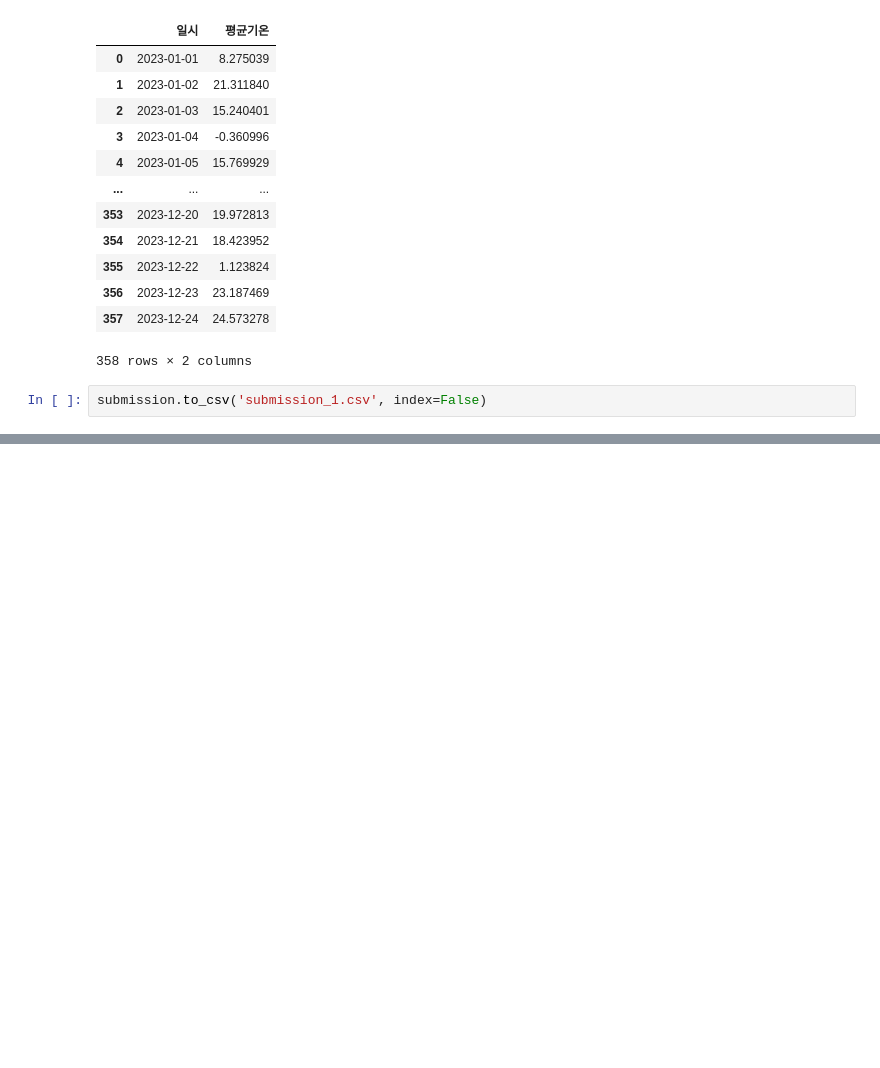
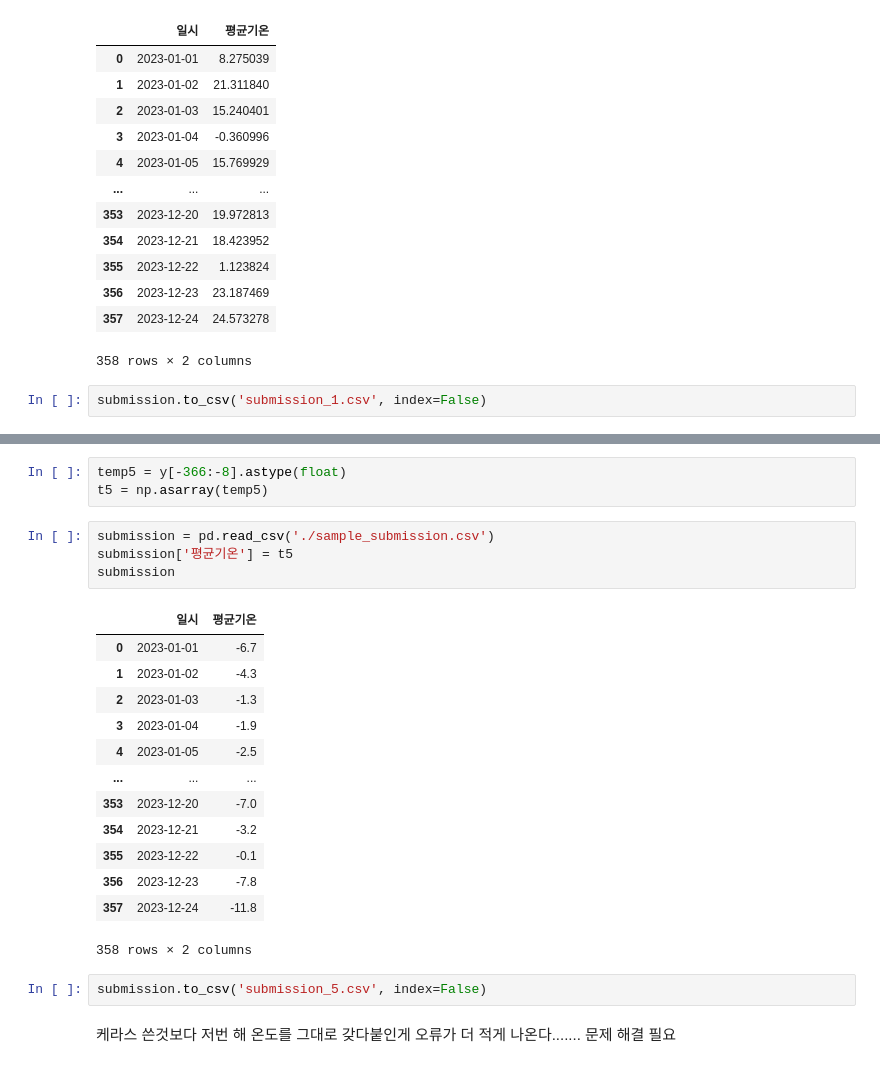
Before and after one commit to ericyun95/daconseoul, a Jupyter notebook: daconseoul.ipynb, the cells around one changed output, grey strips where cells are left out. Cells and saved outputs as stored; diff of their text form; blank space fills up the shorter version.

```diff
--- a/daconseoul.ipynb
+++ b/daconseoul.ipynb
@@ -278,0 +489,26 @@ submission.to_csv('submission_1.csv', index=False)
+# %%
+temp5 = y[-366:-8].astype(float)
+t5 = np.asarray(temp5)
+# %%
+submission = pd.read_csv('./sample_submission.csv')
+submission['평균기온'] = t5
+submission
+# %% [output]
+|  | 일시 | 평균기온 |
+| 0 | 2023-01-01 | -6.7 |
+| 1 | 2023-01-02 | -4.3 |
+| 2 | 2023-01-03 | -1.3 |
+| 3 | 2023-01-04 | -1.9 |
+| 4 | 2023-01-05 | -2.5 |
+| ... | ... | ... |
+| 353 | 2023-12-20 | -7.0 |
+| 354 | 2023-12-21 | -3.2 |
+| 355 | 2023-12-22 | -0.1 |
+| 356 | 2023-12-23 | -7.8 |
+| 357 | 2023-12-24 | -11.8 |
+358 rows × 2 columns
+# %%
+submission.to_csv('submission_5.csv', index=False)
+# %% [markdown]
+케라스 쓴것보다 저번 해 온도를 그대로 갖다붙인게 오류가 더 적게 나온다.......
+문제 해결 필요
```
Also changed, not shown: parts of 18 cells of this notebook.
